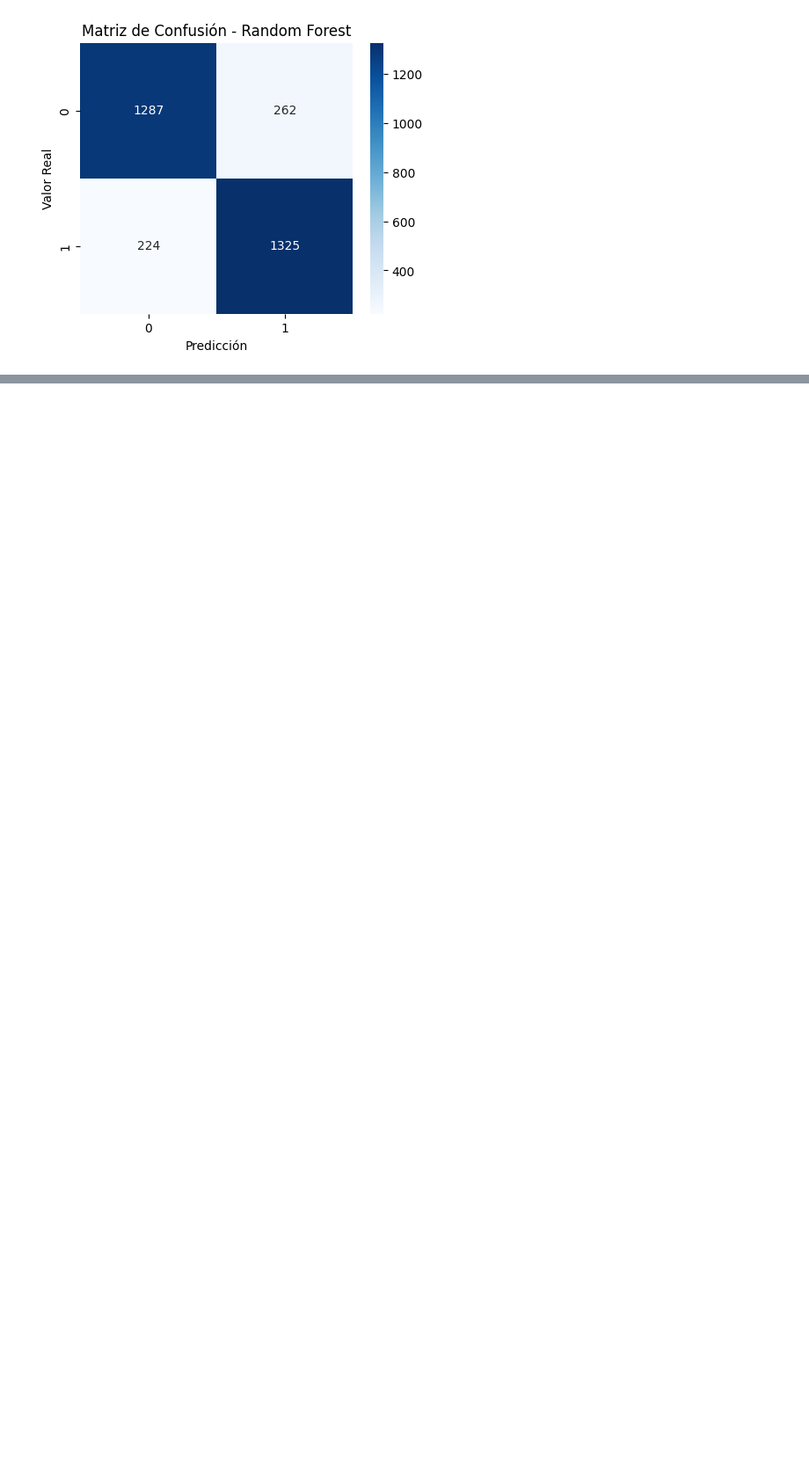
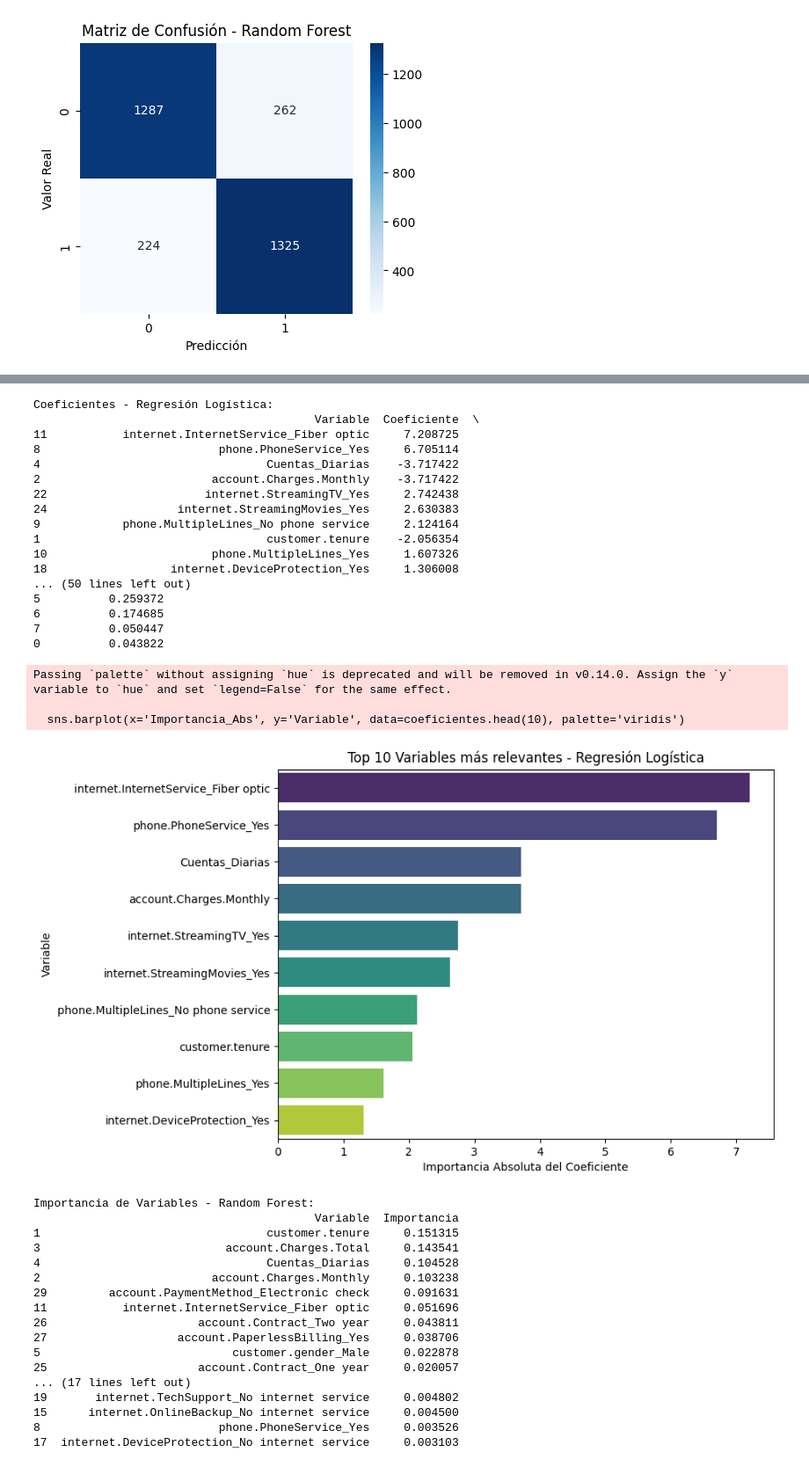
Before and after one commit to xsebasx3/TelecomX-parte-2, a Jupyter notebook: telecomx_parte2.ipynb, the cells around one changed output, grey strips where cells are left out. Shown at 88% size. Drawn from its saved outputs; the diff is of its cells as text; code cells hidden in the pictures; blank space fills up the shorter version.

```diff
--- a/telecomx_parte2.ipynb
+++ b/telecomx_parte2.ipynb
@@ -418,0 +443,80 @@ Matriz de confusión:
+# %%
+# ============================
+#Importancia de las Variables
+# ============================
+
+# --- Regresión Logística: importancia de variables ---
+coeficientes = pd.DataFrame({
+    'Variable': X_train.columns,
+    'Coeficiente': log_reg.coef_[0]
+})
+coeficientes['Importancia_Abs'] = coeficientes['Coeficiente'].abs()
+coeficientes = coeficientes.sort_values(by='Importancia_Abs', ascending=False)
+
+print("\nCoeficientes - Regresión Logística:")
+print(coeficientes)
+
+# Visualización
+plt.figure(figsize=(8, 6))
+sns.barplot(x='Importancia_Abs', y='Variable', data=coeficientes.head(10), palette='viridis')
+plt.title("Top 10 Variables más relevantes - Regresión Logística")
+plt.xlabel("Importancia Absoluta del Coeficiente")
+plt.ylabel("Variable")
+plt.show()
+
+# --- Random Forest: importancia de variables ---
+importancias_rf = pd.DataFrame({
+    'Variable': X_train_no_scale.columns,
+    'Importancia': rf_clf.feature_importances_
+})
+importancias_rf = importancias_rf.sort_values(by='Importancia', ascending=False)
+
+print("\nImportancia de Variables - Random Forest:")
+print(importancias_rf)
+
+# Visualización
+plt.figure(figsize=(8, 6))
+sns.barplot(x='Importancia', y='Variable', data=importancias_rf.head(10), palette='magma')
+plt.title("Top 10 Variables más relevantes - Random Forest")
+plt.xlabel("Importancia")
+plt.ylabel("Variable")
+plt.show()
+# %% [output]
+Coeficientes - Regresión Logística:
+                                         Variable  Coeficiente  \
+11           internet.InternetService_Fiber optic     7.208725
+8                          phone.PhoneService_Yes     6.705114
+4                                 Cuentas_Diarias    -3.717422
+2                         account.Charges.Monthly    -3.717422
+22                       internet.StreamingTV_Yes     2.742438
+24                   internet.StreamingMovies_Yes     2.630383
+9            phone.MultipleLines_No phone service     2.124164
+1                                 customer.tenure    -2.056354
+10                        phone.MultipleLines_Yes     1.607326
+18                  internet.DeviceProtection_Yes     1.306008
+... (50 lines left out)
+5          0.259372
+6          0.174685
+7          0.050447
+0          0.043822
+Passing `palette` without assigning `hue` is deprecated and will be removed in v0.14.0. Assign the `y` variable to `hue` and set `legend=False` for the same effect.
+
+  sns.barplot(x='Importancia_Abs', y='Variable', data=coeficientes.head(10), palette='viridis')
+[figure, added]
+Importancia de Variables - Random Forest:
+                                         Variable  Importancia
+1                                 customer.tenure     0.151315
+3                           account.Charges.Total     0.143541
+4                                 Cuentas_Diarias     0.104528
+2                         account.Charges.Monthly     0.103238
+29         account.PaymentMethod_Electronic check     0.091631
+11           internet.InternetService_Fiber optic     0.051696
+26                      account.Contract_Two year     0.043811
+27                   account.PaperlessBilling_Yes     0.038706
+5                            customer.gender_Male     0.022878
+25                      account.Contract_One year     0.020057
+... (17 lines left out)
+19       internet.TechSupport_No internet service     0.004802
+15      internet.OnlineBackup_No internet service     0.004500
+8                          phone.PhoneService_Yes     0.003526
+17  internet.DeviceProtection_No internet service     0.003103
```
Also changed, not shown: parts of 6 cells of this notebook.
